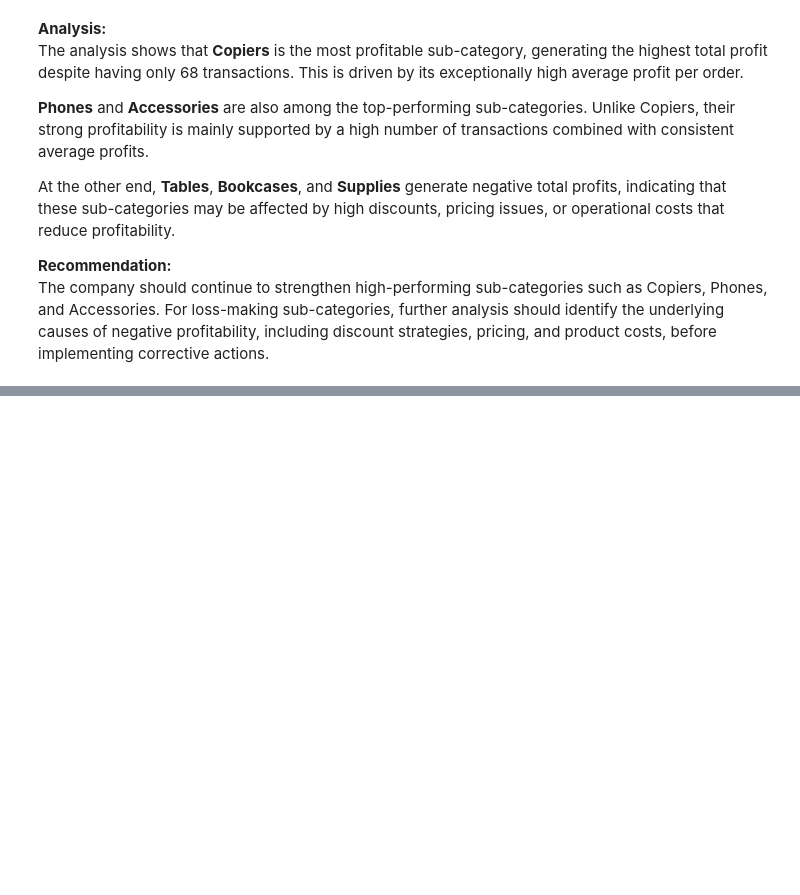
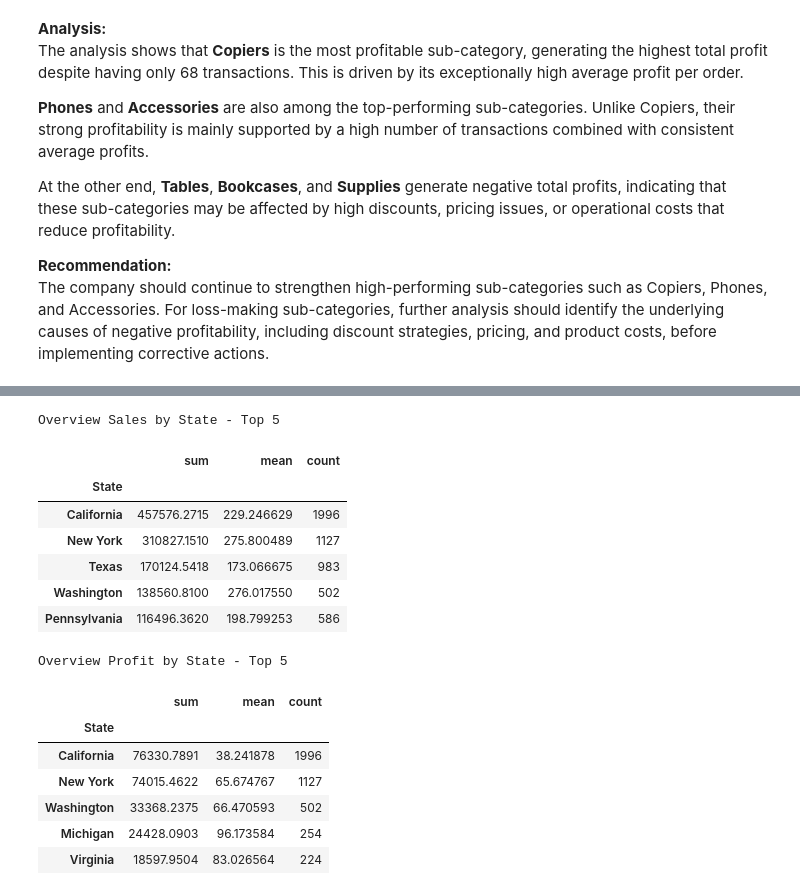
Before and after one commit to clia7/Superstore_Analysis, a Jupyter notebook: superstore-analysis.ipynb, the cells around one changed output, grey strips where cells are left out. Drawn from its saved outputs; the diff is of its cells as text; code cells hidden in the pictures; blank space fills up the shorter version.

```diff
--- a/superstore-analysis.ipynb
+++ b/superstore-analysis.ipynb
@@ -278,0 +346,23 @@ The company should continue to strengthen high-performing sub-categories such as
+# %%
+# Check for the top 5 States for Sales & Profit
+print('Overview Sales by State - Top 5')
+display(df.groupby('State')['Sales'].agg(['sum', 'mean', 'count']).sort_values(by='sum', ascending=False).head(5))
+print('Overview Profit by State - Top 5')
+display(df.groupby('State')['Profit'].agg(['sum', 'mean', 'count']).sort_values(by='sum', ascending=False).head(5))
+# %% [output]
+Overview Sales by State - Top 5
+|  | sum | mean | count |
+| State |  |  |  |
+| California | 457576.2715 | 229.246629 | 1996 |
+| New York | 310827.1510 | 275.800489 | 1127 |
+| Texas | 170124.5418 | 173.066675 | 983 |
+| Washington | 138560.8100 | 276.017550 | 502 |
+| Pennsylvania | 116496.3620 | 198.799253 | 586 |
+Overview Profit by State - Top 5
+|  | sum | mean | count |
+| State |  |  |  |
+| California | 76330.7891 | 38.241878 | 1996 |
+| New York | 74015.4622 | 65.674767 | 1127 |
+| Washington | 33368.2375 | 66.470593 | 502 |
+| Michigan | 24428.0903 | 96.173584 | 254 |
+| Virginia | 18597.9504 | 83.026564 | 224 |
```
Also changed, not shown: parts of 10 cells of this notebook.
